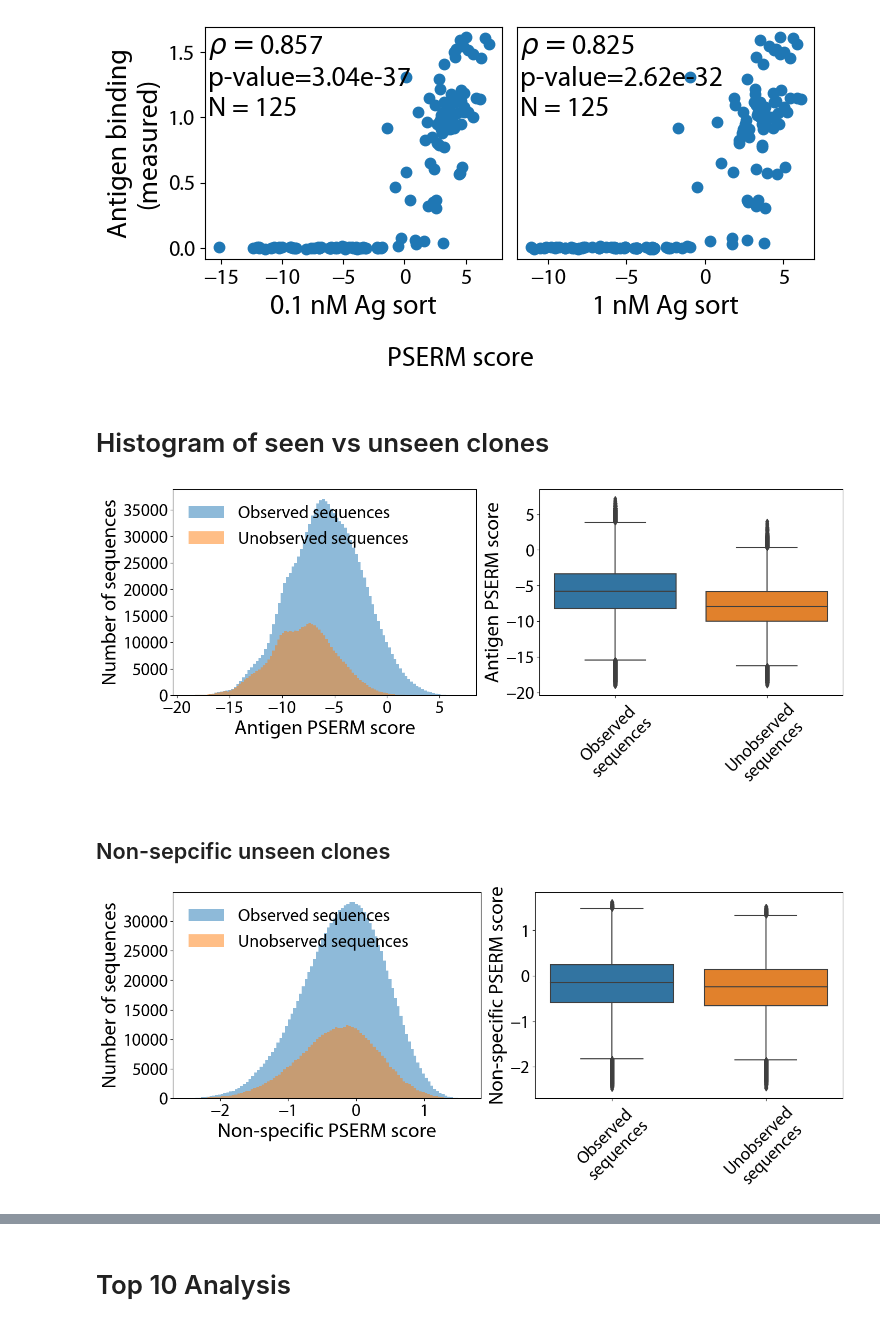
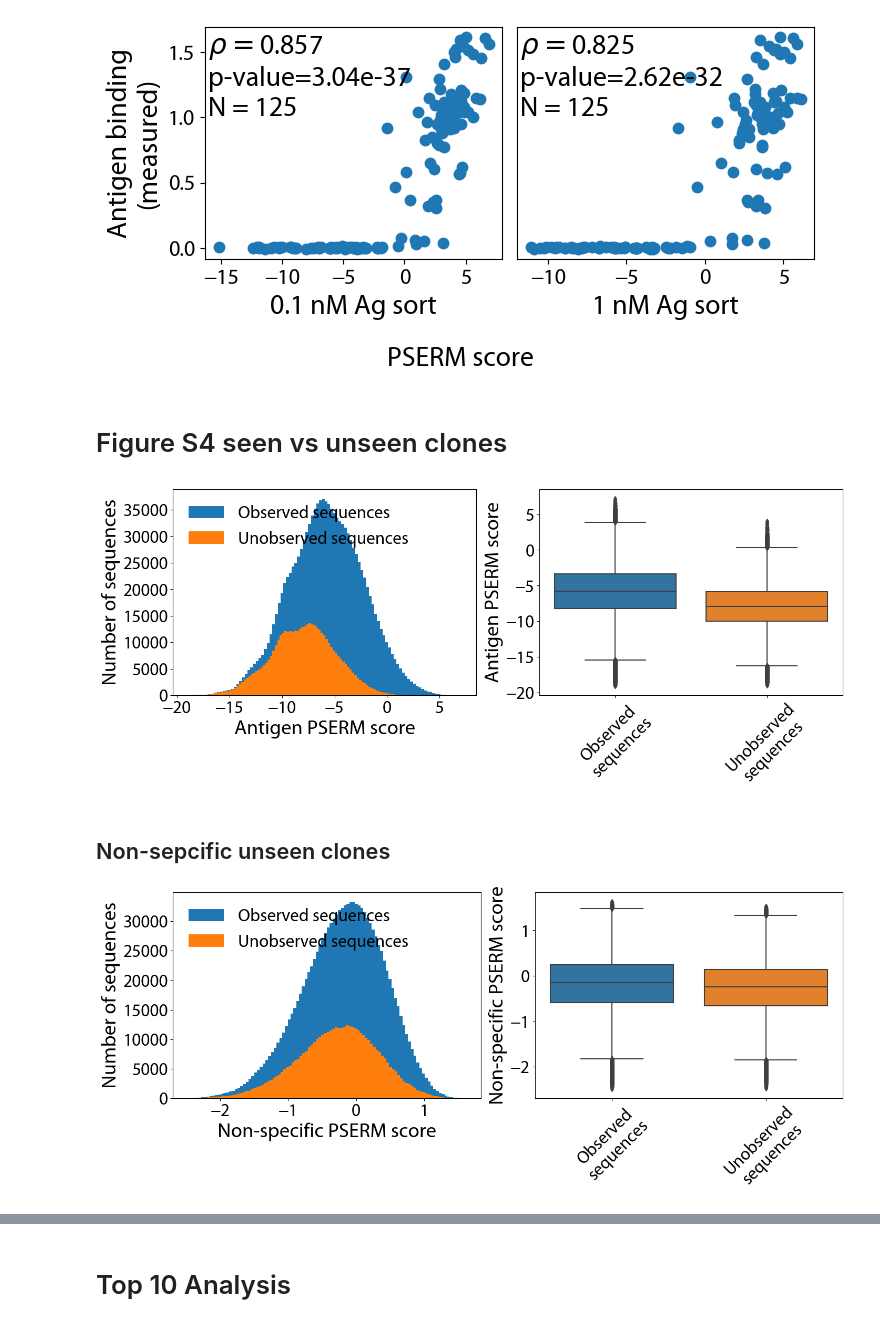
Before and after one commit to Tessier-Lab-UMich/PSERM_paper, a Jupyter notebook: 4_and_5_Binding_Correlations_Figure_Cooptimal/binding_correlations.ipynb, the cells around one changed output, grey strips where cells are left out. Drawn from its saved outputs; the diff is of its cells as text; code cells hidden in the pictures.

Commit message:
New supplemental figures

```diff
--- a/4_and_5_Binding_Correlations_Figure_Cooptimal/binding_correlations.ipynb
+++ b/4_and_5_Binding_Correlations_Figure_Cooptimal/binding_correlations.ipynb
@@ -602,7 +601,7 @@ plt.show()
 # %% [output]
 [figure]
 # %% [markdown]
-# Histogram of seen vs unseen clones
+# Figure S4 seen vs unseen clones
 # %%
 #Create every clone designed within the library.
 import itertools
@@ -651,9 +650,9 @@ both = pd.concat((seen_scores, unseen_scores_df))
 fig, axs = plt.subplots(1, 2, figsize = (7.2 * 2, 6))
 
 #PLOT HISTOGRAM OF SCORES
-axs[0].hist(p1_data.scores['Ag01_P PSERM Score'], bins = 100, alpha = 0.5,
+axs[0].hist(p1_data.scores['Ag01_P PSERM Score'], bins = 100,
         label = 'Observed sequences')
-axs[0].hist(unseen_scores_df['Ag01_P PSERM Score'], bins = 100, alpha = 0.5,
+axs[0].hist(unseen_scores_df['Ag01_P PSERM Score'], bins = 100,
         label = 'Unobserved sequences')
 
 axs[0].set_xlabel('Antigen PSERM score', fontproperties = prop)
@@ -685,7 +684,7 @@ plt.tight_layout()
 plt.savefig('Fig. S4 A Unseen clones antigen scores.pdf')
 plt.show()
 # %% [output]
-[figure, old version]
+[figure, new version]
 # %% [markdown]
 ## Non-sepcific unseen clones
 # %%
@@ -705,37 +704,37 @@ both_ova = pd.concat((seen_ova_scores, unseen_ova_scores_df))
 fig, axs = plt.subplots(1, 2, figsize = (7.2 * 2, 6))
 
 #PLOT HISTOGRAM OF SCORES
-axs[0].hist(p1_data.scores['Ova_P PSERM Score'], bins = 100, alpha = 0.5,
+axs[0].hist(p1_data.scores['Ova_P PSERM Score'], bins = 100,
         label = 'Observed sequences')
-axs[0].hist(unseen_ova_scores_df['Ova_P PSERM Score'], bins = 100, alpha = 0.5,
+axs[0].hist(unseen_ova_scores_df['Ova_P PSERM Score'], bins = 100,
         label = 'Unobserved sequences')
 
 axs[0].set_xlabel('Non-specific PSERM score', fontproperties = prop)
 axs[0].set_ylabel('Number of sequences', fontproperties = prop)
 
 #PLOT BOX AND WHISKER TO SHOW ANY OUTLIERS
 sns.boxplot(data = both_ova,
             x = 'kind',
             y = 'Ova_P PSERM Score',
             ax = axs[1], )
 axs[1].set_ylabel('Non-specific PSERM score', fontproperties = prop)
 axs[1].set_xlabel('')
 
 for ax in axs.ravel():
     for tick in ax.get_xticklabels():
         tick.set_fontproperties(tickprop)
     for tick in ax.get_yticklabels():
         tick.set_fontproperties(tickprop)
 
 axs[0].legend(prop = tickprop, loc = 2, frameon = False)
 
 axs[1].set_xticks(
         axs[1].get_xticks(),
         axs[1].get_xticklabels(),
         fontproperties = tickprop, rotation = 45)
 
 plt.tight_layout()
 plt.savefig('Fig. S4 B Unseen clones non-specific scores.pdf')
 plt.show()
 # %% [output]
-[figure, old version]
+[figure, new version]
```
Also changed, not shown: parts of 23 cells of this notebook, 6 other files.
